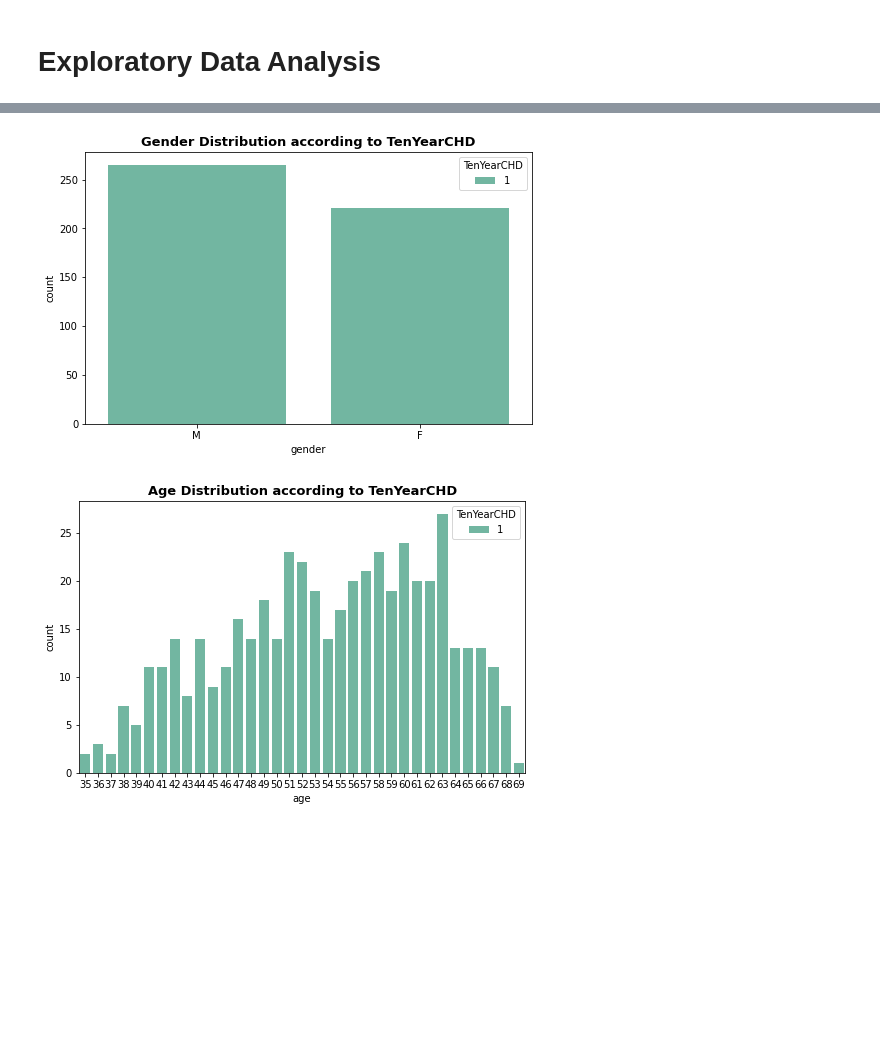
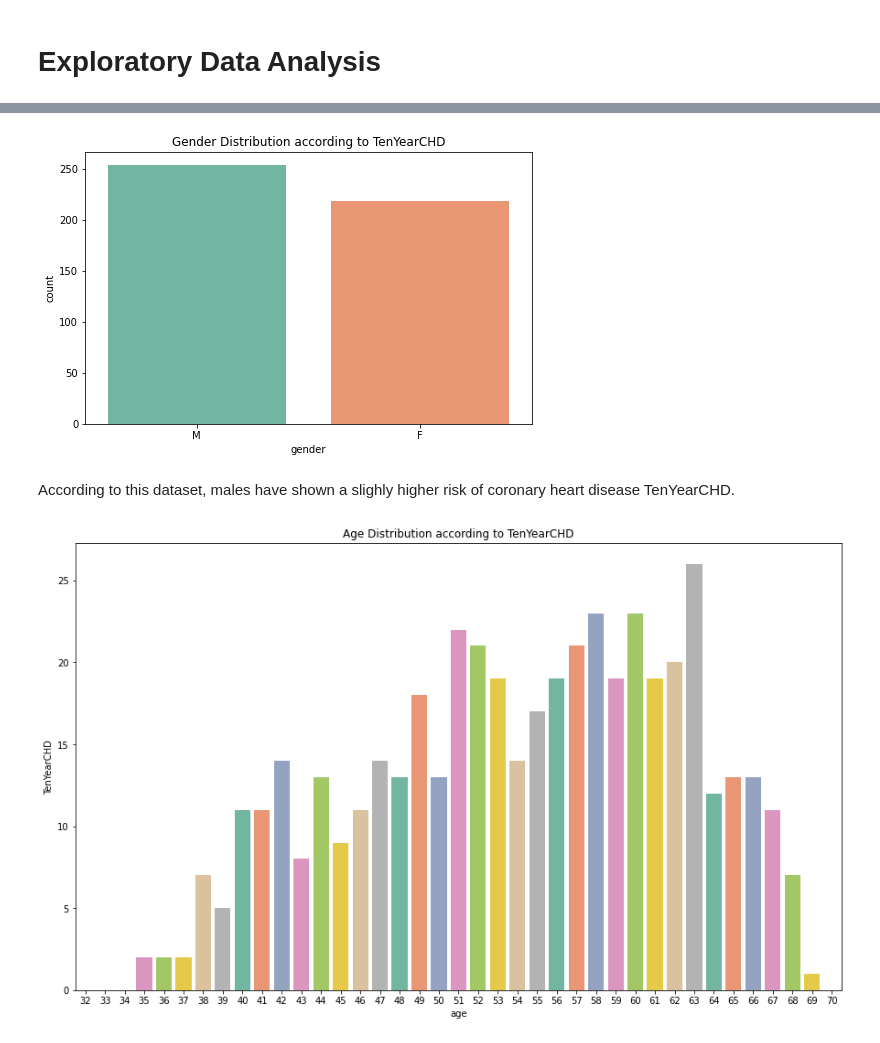
Before and after one commit to Swapnil-417/Cardiovascular-Risk-Prediction, a Jupyter notebook: Cardiovascular_Risk_Prediction_Capstone_Project.ipynb, the cells around one changed output, grey strips where cells are left out. Drawn from its saved outputs; the diff is of its cells as text; code cells hidden in the pictures; blank space fills up the shorter version.

```diff
--- a/Cardiovascular_Risk_Prediction_Capstone_Project.ipynb
+++ b/Cardiovascular_Risk_Prediction_Capstone_Project.ipynb
@@ -172,5 +170,3 @@ Education column do not have any description and it seems not important for our
-# %%
-data.drop('education', axis=1, inplace=True)
 # %% [markdown]
 The other features have very few missing entries and could be dropped without losing a lot of data.
 # %%
@@ -201,3 +219,6 @@ There are no any missing values present in the dataset. Also, id column is not s
+# %%
+# change dtypes
+data = data.astype({'BPMeds':int, 'education':int, 'cigsPerDay':int})
 # %%
 new_df = data.drop('id', axis=1)
 # %%
@@ -255,16 +300,20 @@ new_df.hist(edgecolor='black', linewidth=1.2, figsize=(20, 20));
 temp_df= new_df[new_df['TenYearCHD']==1]
 
 fig, ax = plt.subplots(figsize=(8,5))
-ax = sns.countplot(x='gender', hue='TenYearCHD', data=temp_df, palette='Set2')
-ax.set_title("Gender Distribution according to TenYearCHD", fontsize = 13, weight = 'bold')
+ax = sns.countplot(x='gender', data=temp_df, palette='Set2')
+ax.set_title("Gender Distribution according to TenYearCHD")
 plt.show()
 # %% [output]
-[figure, old version]
+[figure, new version]
+# %% [markdown]
+According to this dataset, males have shown a slighly higher risk of coronary heart disease TenYearCHD.
 # %%
 # which age has most risk
-fig, ax = plt.subplots(figsize=(8,5))
-ax = sns.countplot(x='age', hue='TenYearCHD', data=temp_df, palette='Set2')
-ax.set_title("Age Distribution according to TenYearCHD", fontsize = 13, weight = 'bold')
+temp1_df= new_df.groupby("age", as_index=False).TenYearCHD.sum()
+
+fig, ax = plt.subplots(figsize=(15,9))
+ax = sns.barplot(x='age', y='TenYearCHD', data=temp1_df, palette='Set2')
+ax.set_title("Age Distribution according to TenYearCHD")
 plt.show()
 # %% [output]
-[figure, old version]
+[figure, new version]
```
Also changed, not shown: parts of 20 cells of this notebook.
